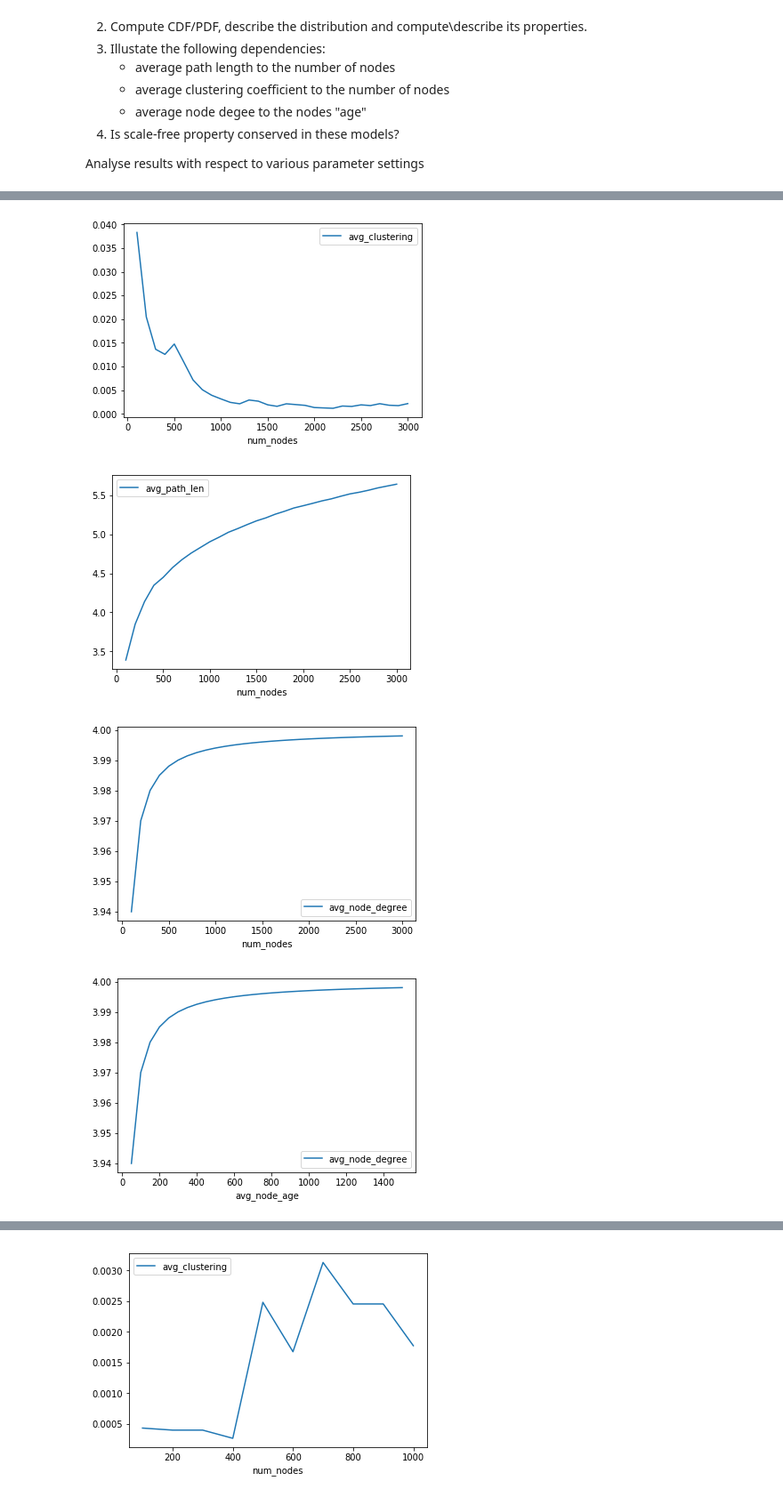
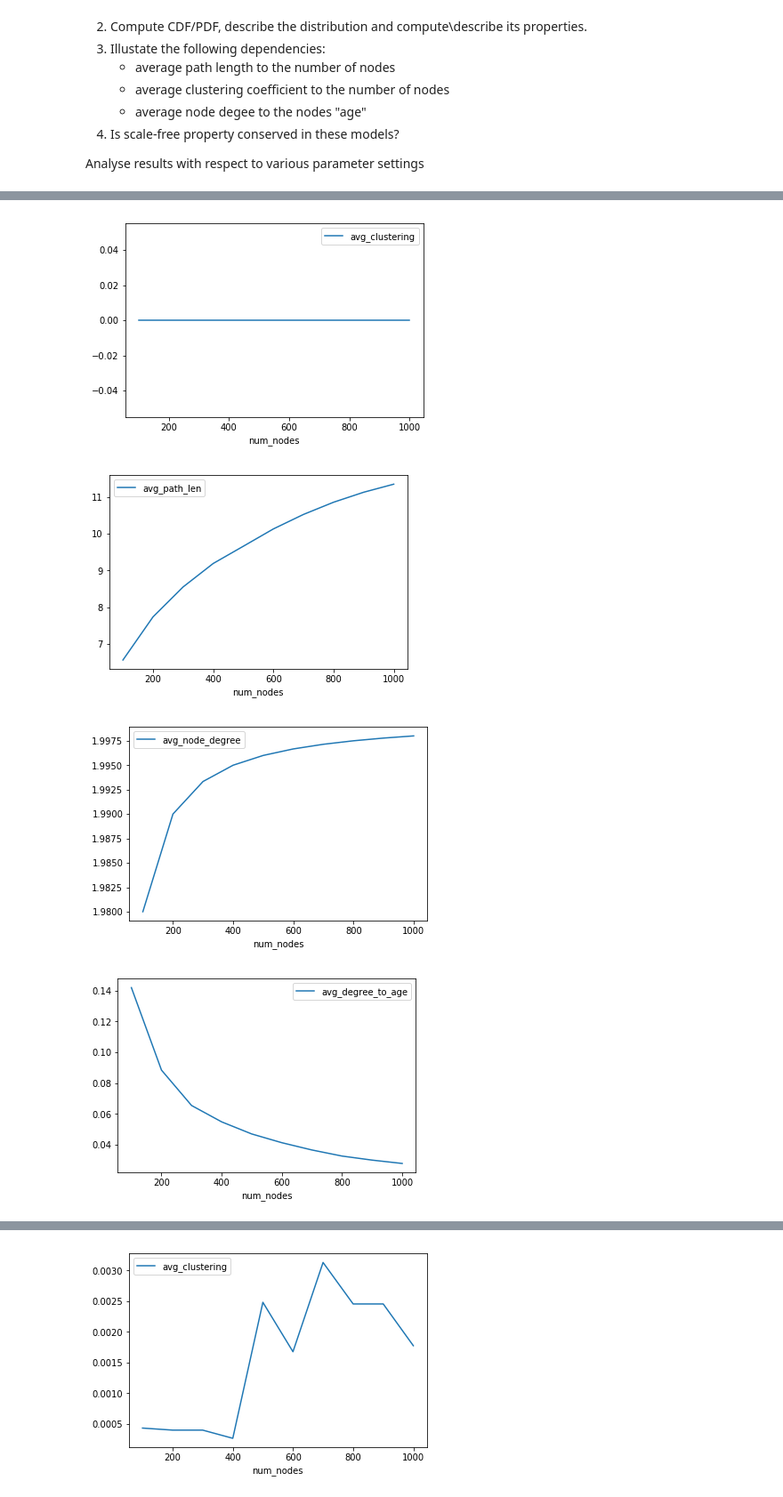
Before and after one commit to Euphe/ns, a Jupyter notebook: Homeworks/00_02._networks_ha2.ipynb, the cells around one changed output, grey strips where cells are left out. Shown at 89% size. Cells and saved outputs as stored; diff of their text form; code cells hidden in the pictures.

```diff
--- a/Homeworks/00_02._networks_ha2.ipynb
+++ b/Homeworks/00_02._networks_ha2.ipynb
@@ -53,2 +65,22 @@ import random
+# %%
+def get_stats_df():
+    return pd.DataFrame(columns=['num_nodes','avg_path_len','avg_clustering',
+                                 'avg_node_degree','avg_node_age','avg_degree_to_age'])
+
+def get_stats_row(graph, n_nodes):
+    row = {
+        'num_nodes': n_nodes,
+    }
+    try:
+        row['avg_path_len'] = nx.average_shortest_path_length(graph)
+    except (ZeroDivisionError, nx.NetworkXError):
+        row['avg_path_len'] = np.NaN
+    row['avg_clustering'] = nx.average_clustering(graph)
+
+    degree = pd.Series(graph.degree())
+    row['avg_node_degree'] = degree.mean()
+    row['avg_node_age'] = np.array(degree.index).mean()
+    row['avg_degree_to_age'] = (degree/(np.array(degree.index)+1)).mean()
+    return row
 # %%
 def ba_model_no_pa_generator(n_nodes, m_edges, compute_stats_every=100):
@@ -101,0 +152,4 @@ nx.draw_networkx(ba_model_no_pa_generator(30, 2)[0])
+# %%
+m = 1
+graph_a, stats_df_a = ba_model_no_pa_generator(1000, m, compute_stats_every=100)
+draw_nx(graph_a)
@@ -172,14 +326,17 @@ stats_df.head()
 # %%
-stats_df.plot(x='num_nodes', y='avg_clustering')
-stats_df.plot(x='num_nodes', y='avg_path_len')
-stats_df.plot(x='num_nodes', y='avg_node_degree')
-stats_df.plot(x='avg_node_age', y='avg_node_degree')
+stats_df_a.plot(x='num_nodes', y='avg_clustering')
 plt.show()
+stats_df_a.plot(x='num_nodes', y='avg_path_len')
+plt.show()
+stats_df_a.plot(x='num_nodes', y='avg_node_degree')
+plt.show()
+stats_df_a.plot(x='num_nodes', y='avg_degree_to_age')
+plt.show()
 # %% [output]
-[figure, old version]
+[figure, new version]
-[figure, old version]
+[figure, new version]
-[figure, old version]
+[figure, new version]
-[figure, old version]
+[figure, new version]
 # %%
 def fit_log_log(degree_vals):
     yh, binEdges=np.histogram(degree_vals, bins=1000)
```
Also changed, not shown: parts of 20 cells of this notebook.
